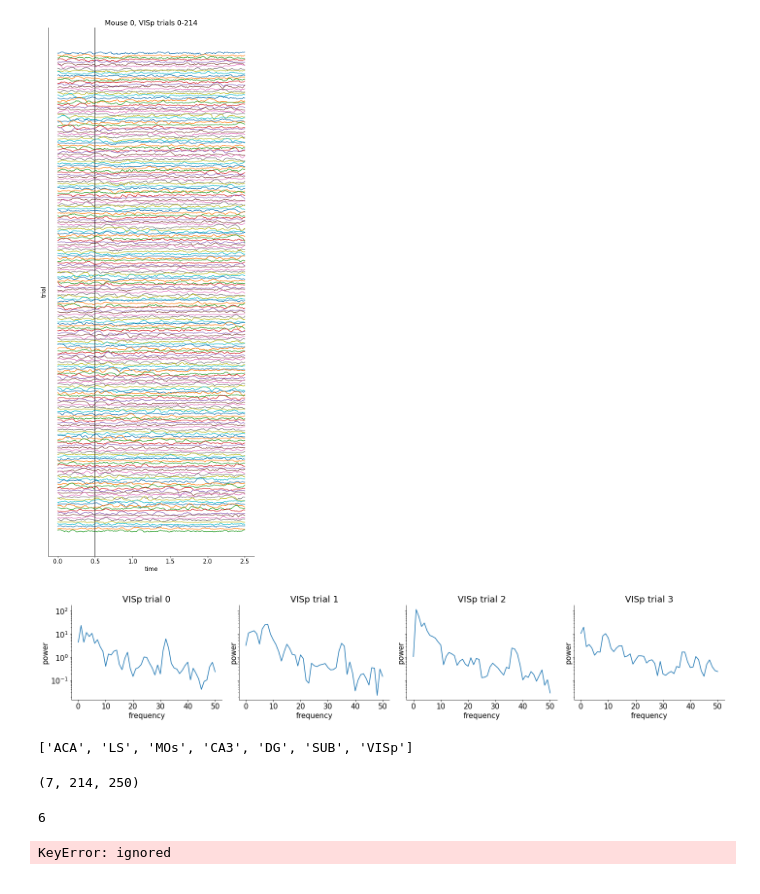
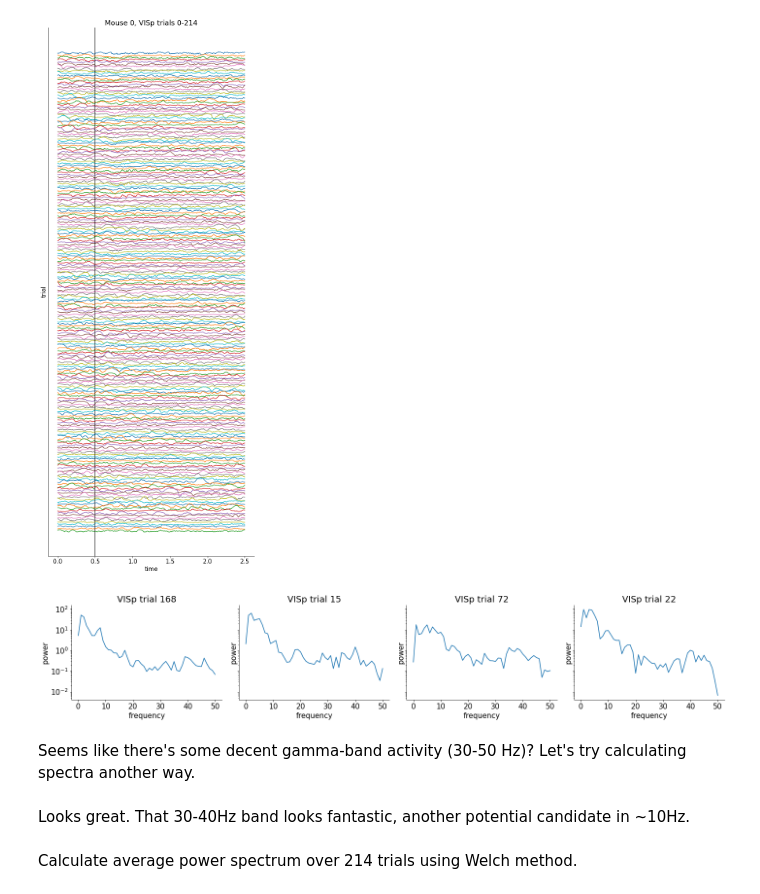
Before and after one commit to sydney-smith/NMA_project, a Jupyter notebook: SYDNEY_NMA_data_explore.ipynb, the cells around one changed output. Drawn from its saved outputs; the diff is of its cells as text; code cells hidden in the pictures.

```diff
--- a/SYDNEY_NMA_data_explore.ipynb
+++ b/SYDNEY_NMA_data_explore.ipynb
@@ -61,16 +81,21 @@ for j in range(len(url)):
 #@title Data loading
 
 dat_LFP = np.load('steinmetz_lfp.npz', allow_pickle=True)['dat']
-dat_WAV = np.load('steinmetz_wav.npz', allow_pickle=True)['dat']
-dat_ST = np.load('steinmetz_st.npz', allow_pickle=True)['dat']
+# dat_WAV = np.load('steinmetz_wav.npz', allow_pickle=True)['dat']
+# dat_ST = np.load('steinmetz_st.npz', allow_pickle=True)['dat']
 
+alldat = np.array([])
+for j in range(len(fname)):
+  alldat = np.hstack((alldat, np.load('steinmetz_part%d.npz'%j, allow_pickle=True)['dat']))
 
 # select just one of the recordings here. 11 is nice because it has some neurons in vis ctx.
 dat = dat_LFP[11]
 print(dat.keys())
-dat = dat_WAV[11]
-print(dat.keys())
-dat = dat_ST[11]
-print(dat.keys())
+dat_k = alldat[11]
+print(dat_k.keys())
+# dat = dat_WAV[11]
+# print(dat.keys())
+# dat = dat_ST[11]
+# print(dat.keys())
 # %% [output]
 dict_keys(['lfp', 'lfp_passive', 'brain_area_lfp'])
@@ -117,32 +149,21 @@ plt.tight_layout()
 # %% [output]
 [figure]
 # %%
+#@title Plot some power spectra (Welch)
+
 fig, ax = plt.subplots(1,4, sharey=True)
 
-for j in range(4):
+np.random.seed(2)
+
+for n, j in enumerate(np.random.randint(0,214,4)):
   freqs, spectrum = spectral.compute_spectrum_welch(dat[loc][j], fs=sfreq, avg_type='median',
-                                                    window='hann', nperseg=sfreq, noverlap=sfreq/8)
-  ax[j].plot(freqs, spectrum)
-  ax[j].set_yscale('log')
-  ax[j].set_title('VISp trial '+str(j))
-  ax[j].set_xlabel('frequency')
-  ax[j].set_ylabel('power')
+                                                    window='hann', nperseg=sfreq, noverlap=sfreq/2)
+  ax[n].plot(freqs, spectrum)
+  ax[n].set_yscale('log')
+  ax[n].set_title('VISp trial '+str(j))
+  ax[n].set_xlabel('frequency')
+  ax[n].set_ylabel('power')
 # %% [output]
-[figure, old version]
+[figure, new version]
-# %%
-#dat_LFP[0][1][
-dat_LFP[0]['brain_area_lfp']
-# %% [output]
-['ACA', 'LS', 'MOs', 'CA3', 'DG', 'SUB', 'VISp']
-# %%
-dat_LFP[0]['lfp'].shape
-# %% [output]
-(7, 214, 250)
-# %%
-dat_LFP[0]['brain_area_lfp'].index('VISp')
-# %% [output]
-6
-# %%
-dat_LFP[0][].shape
-# %% [output]
-KeyError: ignored
+# %% [markdown]
+Seems like there's some decent gamma-band activity (30-50 Hz)? Let's try calculating spectra another way.
@@ -148,0 +185,2 @@ KeyError: ignored
+# %% [markdown]
+Looks great. That 30-40Hz band looks fantastic, another potential candidate in ~10Hz.
@@ -148,0 +202,2 @@ KeyError: ignored
+# %% [markdown]
+Calculate average power spectrum over 214 trials using Welch method.
```
Also changed, not shown: parts of 20 cells of this notebook.
